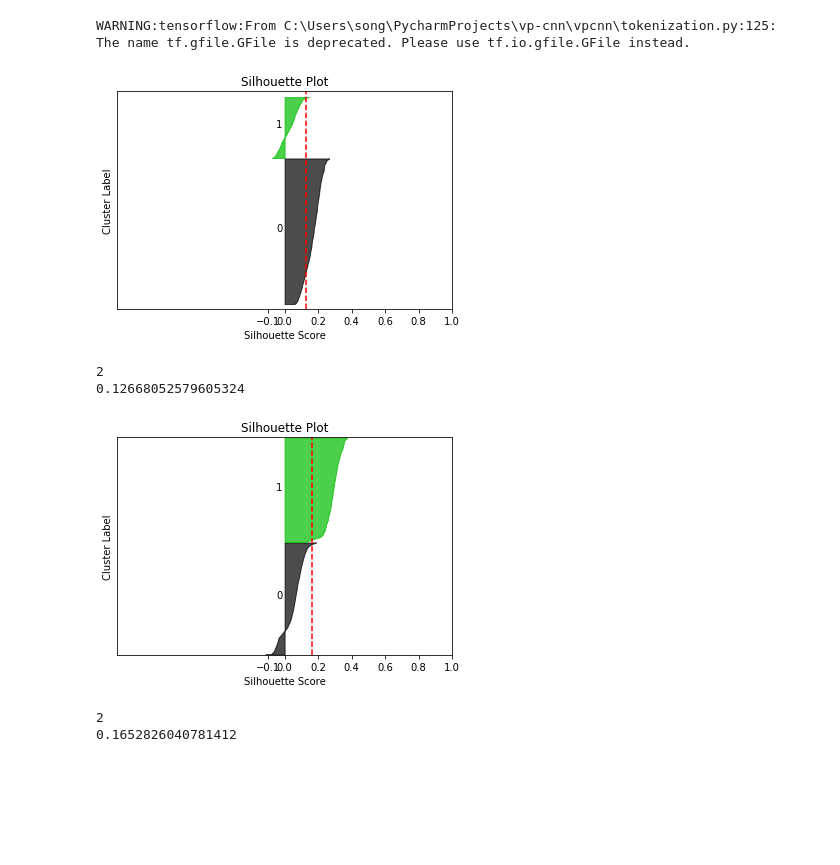
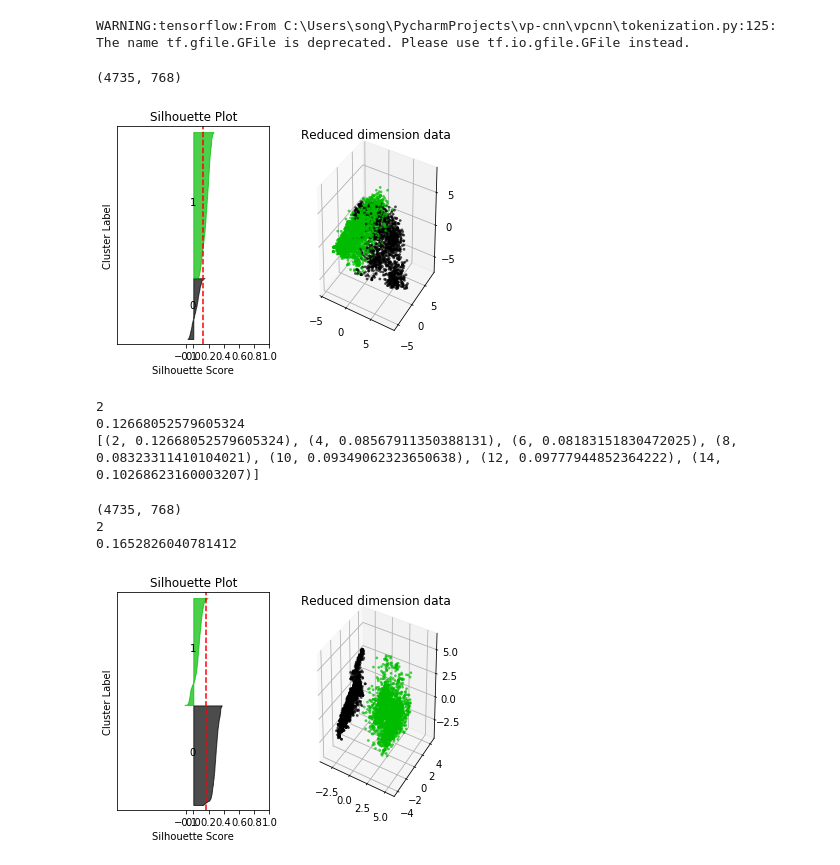
Before and after one commit to QiS9596/vp-cnn, a Jupyter notebook: vpcnn/clustering_bert_embed_tests.ipynb, the cells around one changed output. Drawn from its saved outputs; the diff is of its cells as text; code cells hidden in the pictures; blank space fills up the shorter version.

```diff
--- a/vpcnn/clustering_bert_embed_tests.ipynb
+++ b/vpcnn/clustering_bert_embed_tests.ipynb
@@ -6,20 +8,24 @@ manager = EmbeddingManager.BERTEmbedManager()
 # %% [output]
 WARNING:tensorflow:From C:\Users\song\PycharmProjects\vp-cnn\vpcnn\tokenization.py:125: The name tf.gfile.GFile is deprecated. Please use tf.io.gfile.GFile instead.
 # %%
-result = manager.clustering_analysis_BERT_token('VP1617STRICT', 'you', '-1', plot_fig=True)
+result = manager.clustering_analysis_BERT_token_kmeans('VP1617STRICT', 'you', '-1', plot_fig=True)
 # %% [output]
+(4735, 768)
-[figure, old version]
+[figure, new version]
 # %%
 print(result[0])
 print(result[2])
+print(result[3])
 # %% [output]
 2
 0.12668052579605324
+[(2, 0.12668052579605324), (4, 0.08567911350388131), (6, 0.08183151830472025), (8, 0.08323311410104021), (10, 0.09349062323650638), (12, 0.09777944852364222), (14, 0.10268623160003207)]
 # %%
-result = manager.clustering_analysis_BERT_token('VP1617STRICT', 'you', '-12', plot_fig=True)
+result = manager.clustering_analysis_BERT_token_kmeans('VP1617STRICT', 'you', '-12', plot_fig=True)
 print(result[0])
 print(result[2])
 # %% [output]
+(4735, 768)
+2
+0.1652826040781412
-[figure, old version]
+[figure, new version]
-2
-0.1652826040781412
```
Also changed, not shown: parts of 2 cells of this notebook, 1 other file.
